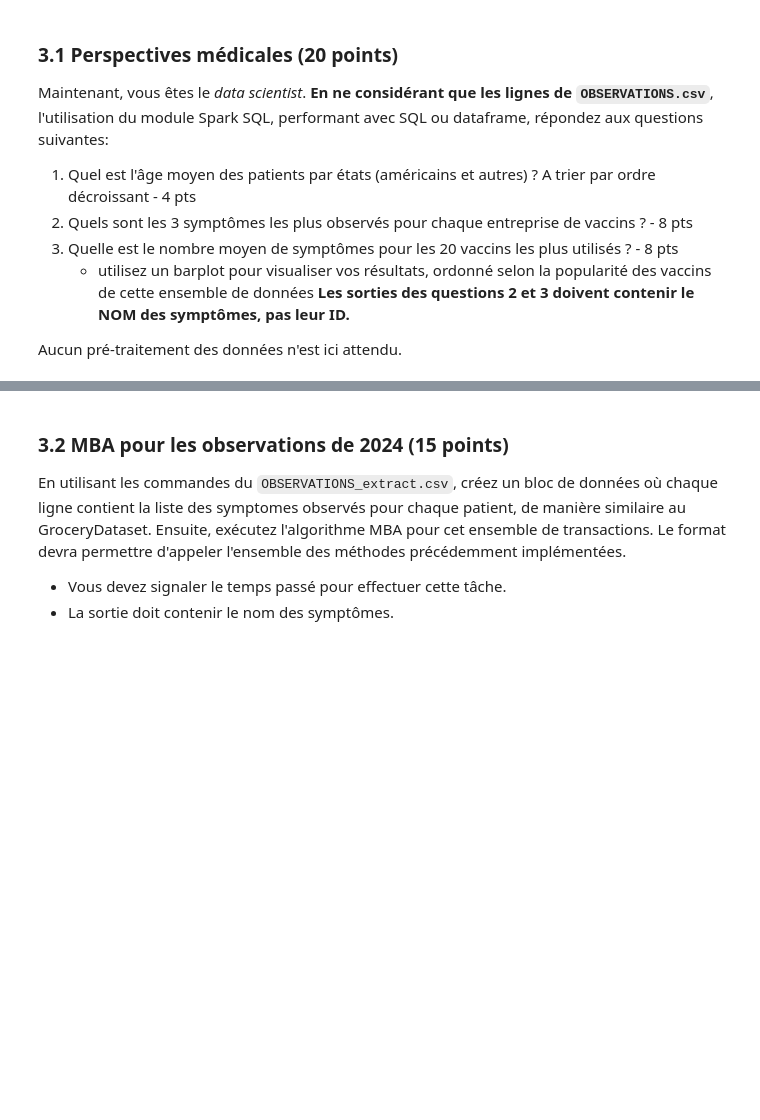
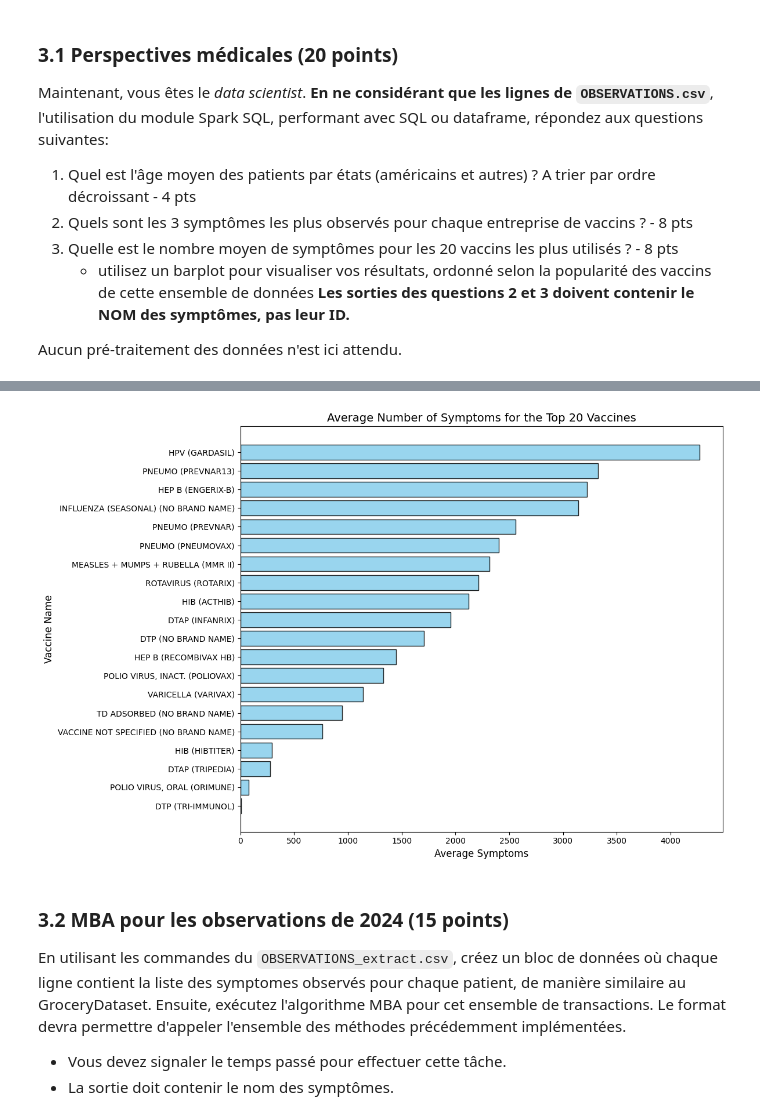
Before and after one commit to Tristanlach/TP3_INF8111, a Jupyter notebook: TP3_A24.ipynb, the cells around one changed output, grey strips where cells are left out. Cells and saved outputs as stored; diff of their text form; code cells hidden in the pictures; blank space fills up the shorter version.

```diff
--- a/TP3_A24.ipynb
+++ b/TP3_A24.ipynb
@@ -683,3 +1041,62 @@ Average number of symptoms for the top 20 injected vaccine.
+# %%
+"""
+TODO
+Average number of symptoms for the top 20 injected vaccine.
+"""
+import matplotlib.pyplot as plt
+
+# Exécutez votre requête SQL dans Spark
+results = spark.sql("""
+    WITH VaccineCounts AS (
+        SELECT
+            v.VAX_NAME AS vaccine_name,
+            COUNT(*) AS total_injections
+        FROM
+            VAX v
+        GROUP BY
+            v.VAX_NAME
+        ORDER BY
+            total_injections DESC
+        LIMIT 24
+    ),
+    SymptomsPerVaccine AS (
+        SELECT
+            vc.vaccine_name,
+            COUNT(DISTINCT o.SYMPTOM_ID) AS symptom_count
+        FROM
+            VaccineCounts vc
+        INNER JOIN
+            VAX v ON vc.vaccine_name = v.VAX_NAME
+        INNER JOIN
+            OBSERVATIONS o ON v.VAERS_ID = o.VAERS_ID
+        GROUP BY
+            vc.vaccine_name
+    )
+    SELECT
+        vaccine_name,
+        AVG(symptom_count) AS avg_symptoms
+    FROM
+        SymptomsPerVaccine
+    GROUP BY
+        vaccine_name
+    ORDER BY
+        avg_symptoms DESC
+""")
+
+# Convertir les résultats en Pandas DataFrame
+df = results.toPandas()
+
+# Création du barplot
+plt.figure(figsize=(12, 8))
+plt.barh(df['vaccine_name'], df['avg_symptoms'], color='skyblue', edgecolor='black', alpha=0.85)
+plt.xlabel('Average Symptoms', fontsize=12)
+plt.ylabel('Vaccine Name', fontsize=12)
+plt.title('Average Number of Symptoms for the Top 20 Vaccines', fontsize=14)
+plt.gca().invert_yaxis()  # Inverser l'ordre pour que le plus élevé soit en haut
+plt.tight_layout()
+plt.show()
+# %% [output]
+[figure, added]
 # %% [markdown]
 ### 3.2 MBA pour les observations de 2024 (15 points)
 
```
Also changed, not shown: parts of 33 cells of this notebook.
